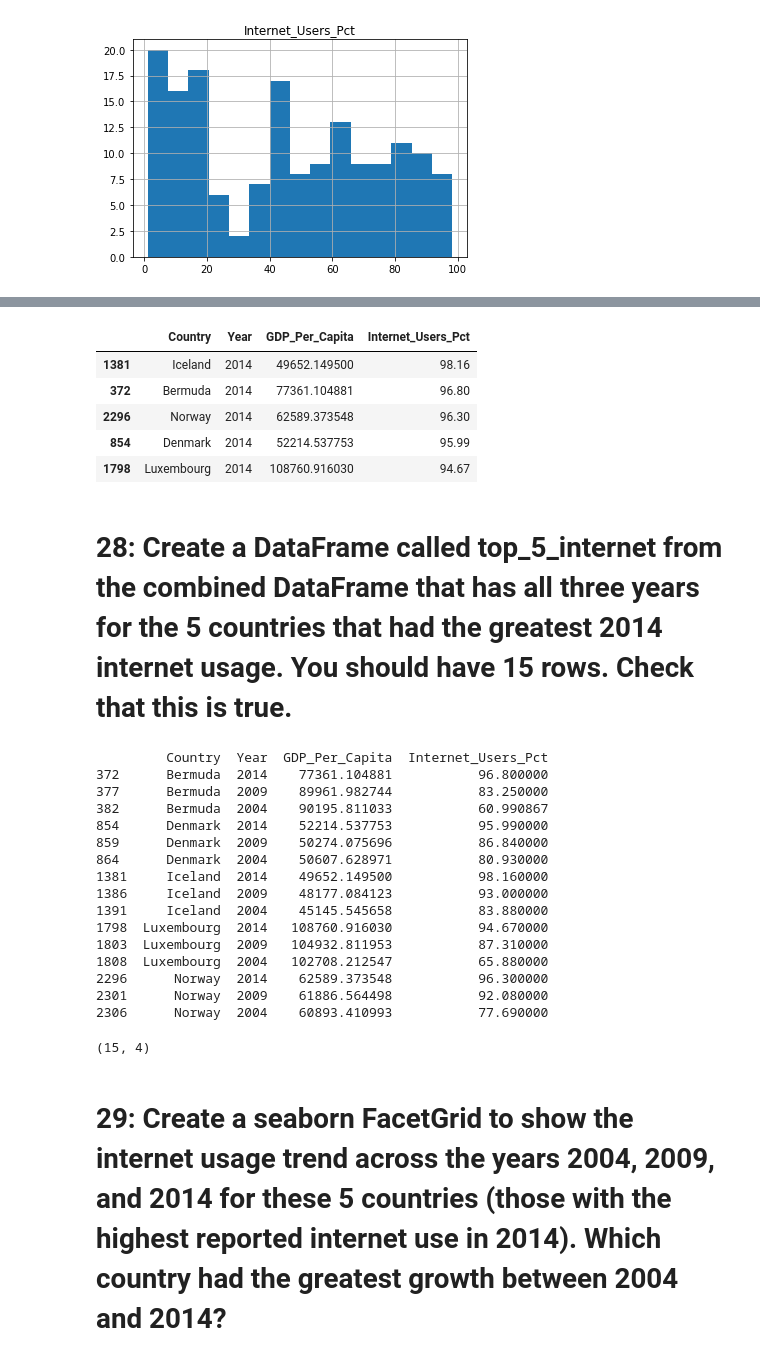
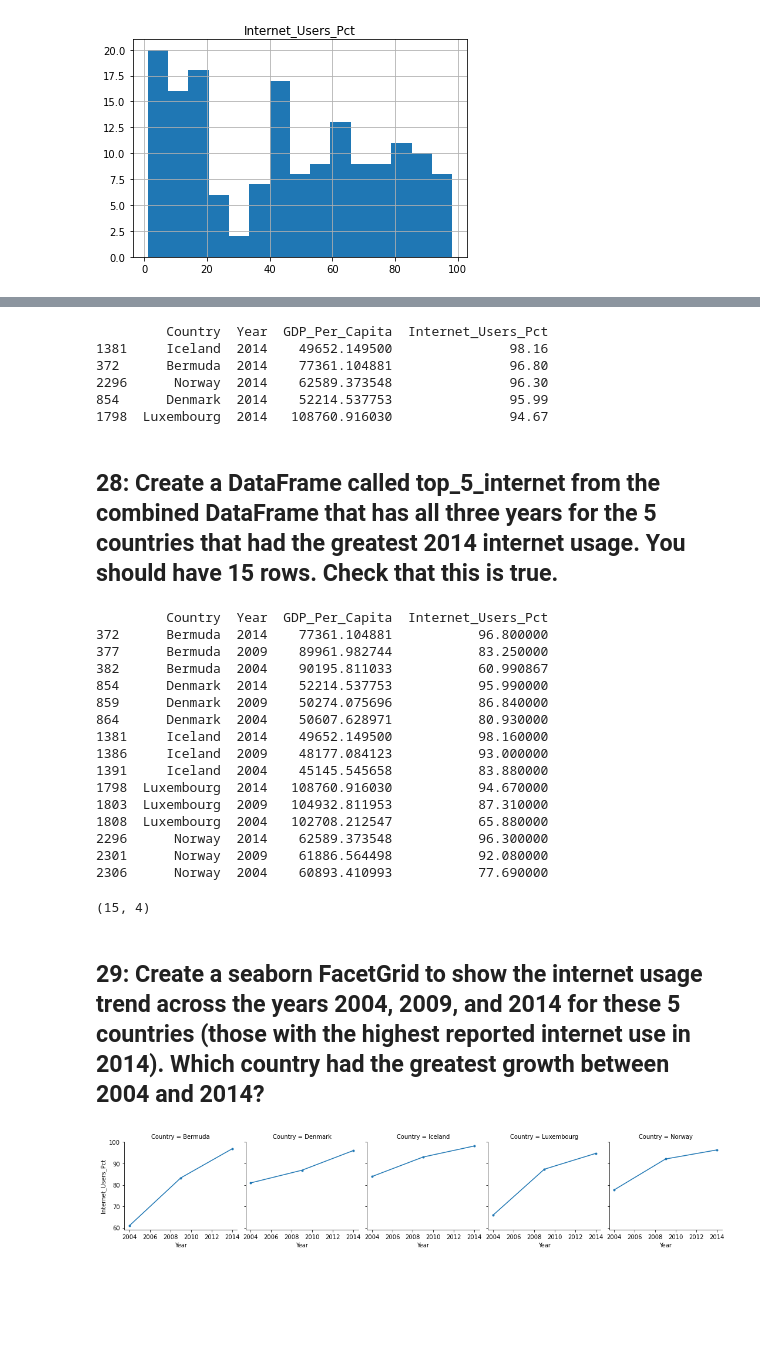
Before and after one commit to MaGoodman12/gdp-and-internet-usage-MaGoodman12, a Jupyter notebook: Jupyter_notebooks/internet_project.ipynb, the cells around one changed output, grey strips where cells are left out. Cells and saved outputs as stored; diff of their text form; code cells hidden in the pictures; blank space fills up the shorter version.

```diff
--- a/Jupyter_notebooks/internet_project.ipynb
+++ b/Jupyter_notebooks/internet_project.ipynb
@@ -337,18 +405,19 @@ array([[<AxesSubplot:title={'center':'Internet_Users_Pct'}>]],
 # %%
-fourteen.sort_values(by = 'Internet_Users_Pct', ascending= False).head()
+top5_int_14 = fourteen.sort_values(by = 'Internet_Users_Pct', ascending= False).head()
+print(top5_int_14)
 # %% [output]
-|  | Country | Year | GDP_Per_Capita | Internet_Users_Pct |
-| 1381 | Iceland | 2014 | 49652.149500 | 98.16 |
-| 372 | Bermuda | 2014 | 77361.104881 | 96.80 |
-| 2296 | Norway | 2014 | 62589.373548 | 96.30 |
-| 854 | Denmark | 2014 | 52214.537753 | 95.99 |
-| 1798 | Luxembourg | 2014 | 108760.916030 | 94.67 |
+         Country  Year  GDP_Per_Capita  Internet_Users_Pct
+1381     Iceland  2014    49652.149500               98.16
+372      Bermuda  2014    77361.104881               96.80
+2296      Norway  2014    62589.373548               96.30
+854      Denmark  2014    52214.537753               95.99
+1798  Luxembourg  2014   108760.916030               94.67
 # %% [markdown]
-# 28: Create a DataFrame called top_5_internet from the combined DataFrame that has all three years for the 5 countries that had the greatest 2014 internet usage. You should have 15 rows. Check that this is true.
+## 28: Create a DataFrame called top_5_internet from the combined DataFrame that has all three years for the 5 countries that had the greatest 2014 internet usage. You should have 15 rows. Check that this is true.
 # %%
-top_5_internet = gdp_and_internet_use_sub.loc[(gdp_and_internet_use_sub['Country'].isin(['Iceland', 'Bermuda', 'Norway', 'Denmark', 'Luxembourg']))]
+top_int_countries = gdp_and_internet_use_sub['Country'].isin(['Iceland', 'Bermuda', 'Norway', 'Denmark', 'Luxembourg'])
+top_5_internet = gdp_and_internet_use_sub[top_int_countries]
 print(top_5_internet)
-top_5_internet.shape
 # %% [output]
          Country  Year  GDP_Per_Capita  Internet_Users_Pct
 372      Bermuda  2014    77361.104881           96.800000
@@ -366,6 +435,14 @@ top_5_internet.shape
 2296      Norway  2014    62589.373548           96.300000
 2301      Norway  2009    61886.564498           92.080000
 2306      Norway  2004    60893.410993           77.690000
-(15, 4)
+# %%
+top_5_internet.shape
+# %% [output]
+(15, 4)
 # %% [markdown]
-# 29: Create a seaborn FacetGrid to show the internet usage trend across the years 2004, 2009, and 2014 for these 5 countries (those with the highest reported internet use in 2014). Which country had the greatest growth between 2004 and 2014?
+## 29: Create a seaborn FacetGrid to show the internet usage trend across the years 2004, 2009, and 2014 for these 5 countries (those with the highest reported internet use in 2014). Which country had the greatest growth between 2004 and 2014?
+# %%
+top_5_grid = sns.FacetGrid(top_5_internet, col= "Country")
+top_5_grid = top_5_grid.map(plt.plot, "Year", "Internet_Users_Pct", marker=".")
+# %% [output]
+[figure, added]
```
Also changed, not shown: parts of 50 cells of this notebook, 2 other files.
